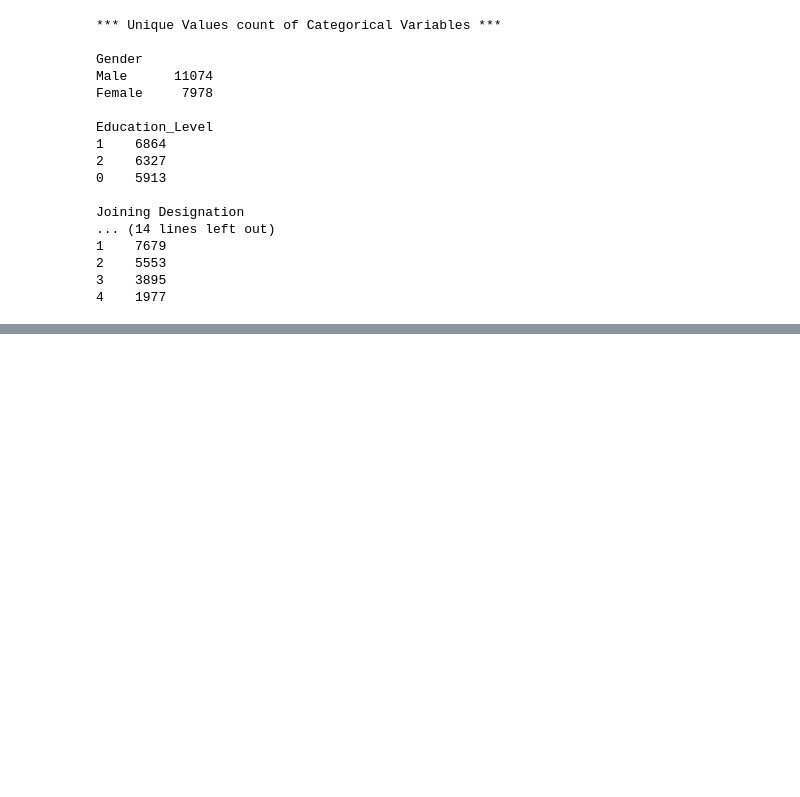
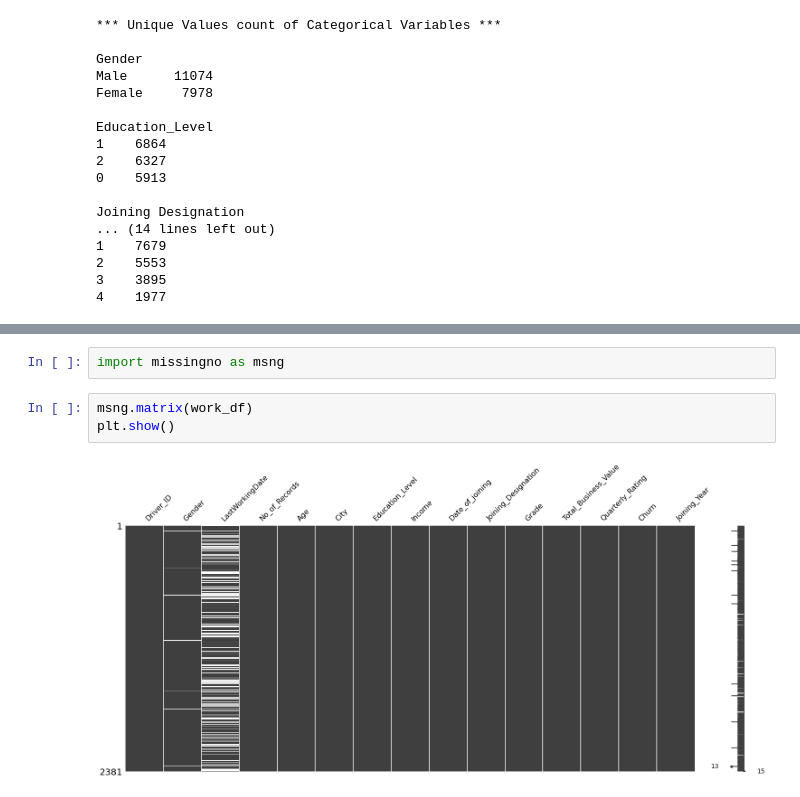
Before and after one commit to pkmariya/Scaler01, a Jupyter notebook: OLA_CaseStudy_Mariya_DSMLJune2022.ipynb, the cells around one changed output, grey strips where cells are left out. Saved outputs shown, nothing was run; the diff lists cells and outputs as text; blank space fills up the shorter version.

```diff
--- a/OLA_CaseStudy_Mariya_DSMLJune2022.ipynb
+++ b/OLA_CaseStudy_Mariya_DSMLJune2022.ipynb
@@ -238,0 +314,7 @@ dtype: int64
+# %%
+import missingno as msng
+# %%
+msng.matrix(work_df)
+plt.show()
+# %% [output]
+[figure, added]
```
Also changed, not shown: parts of 34 cells of this notebook.
